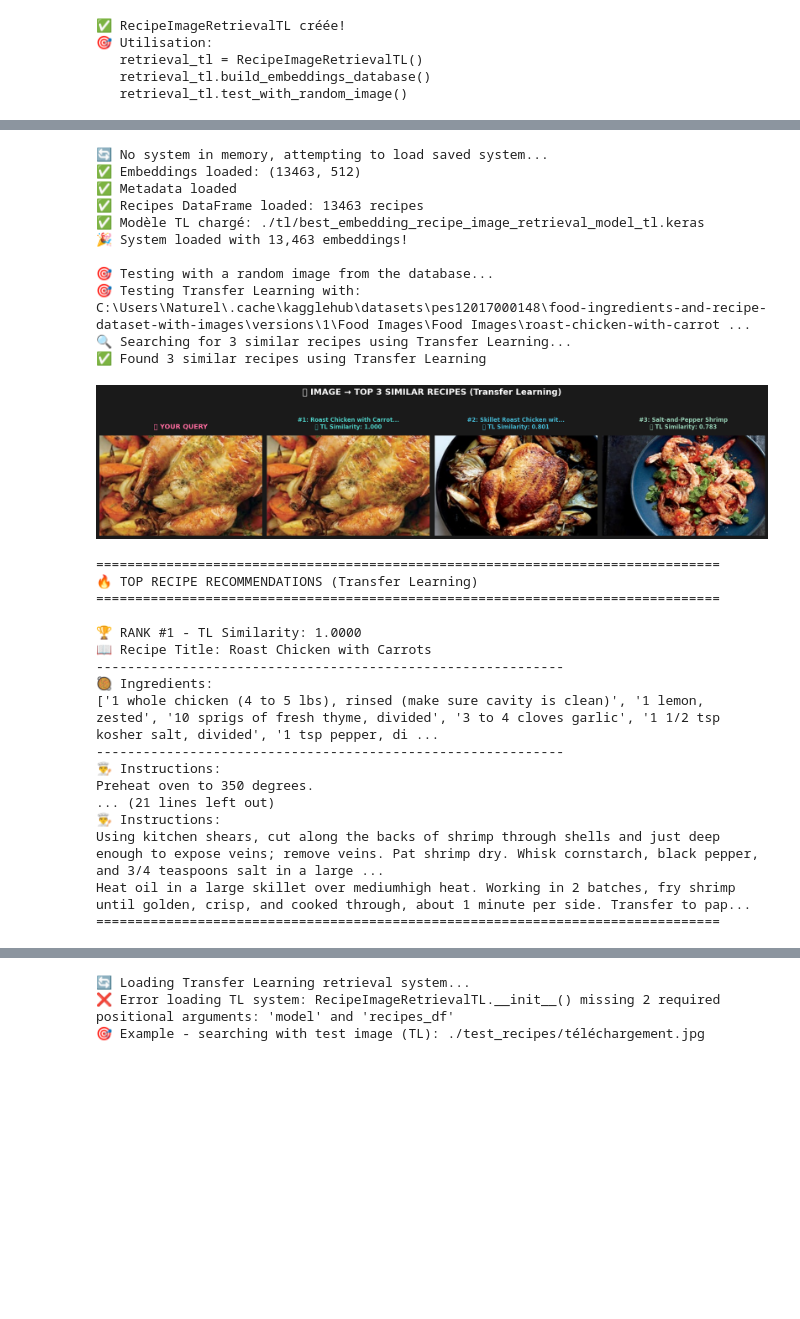
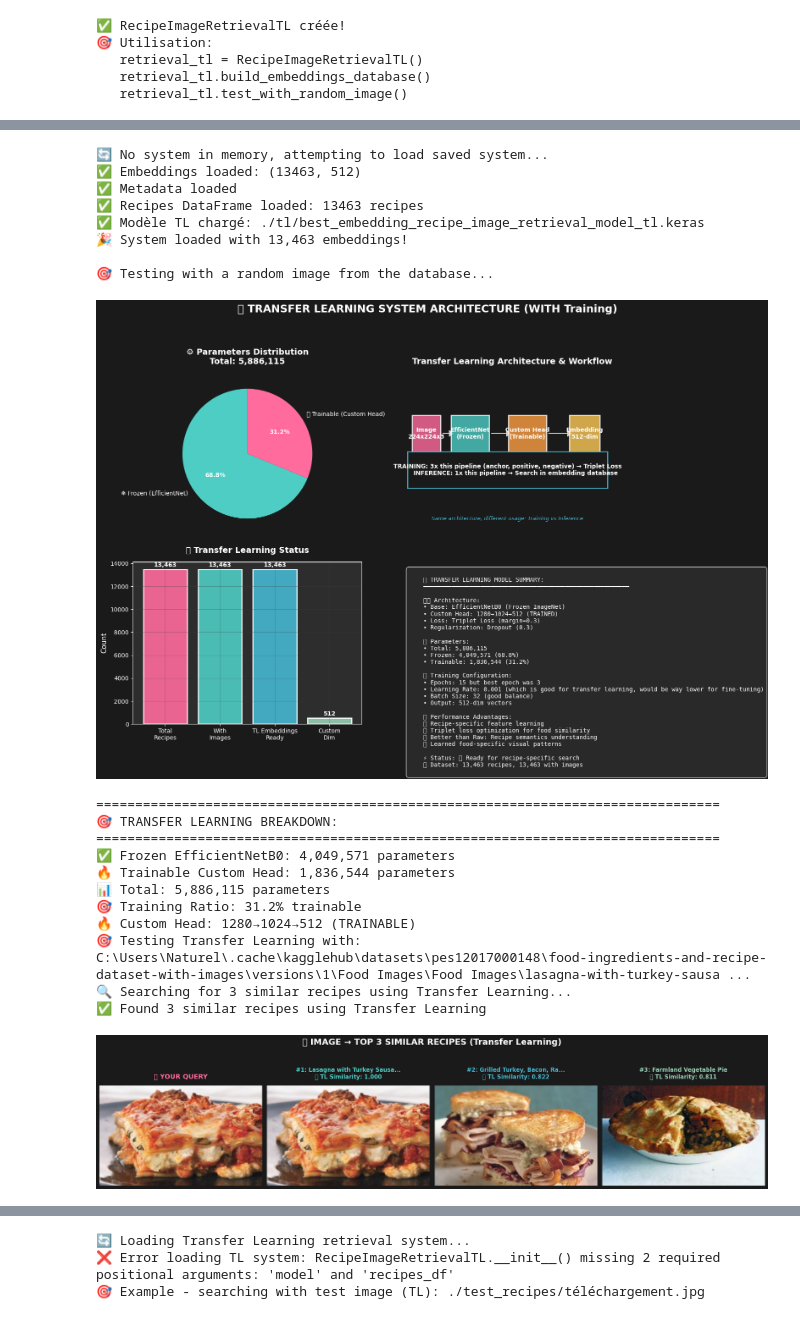
Before and after one commit to laurentf/itadaki, a Jupyter notebook: recipe_image_retrieval_tl.ipynb, the cells around one changed output, grey strips where cells are left out. Cells and saved outputs as stored; diff of their text form; code cells hidden in the pictures; blank space fills up the shorter version.

```diff
--- a/recipe_image_retrieval_tl.ipynb
+++ b/recipe_image_retrieval_tl.ipynb
@@ -1653,51 +1787,44 @@ try:
     retrieval_system_tl.image_paths = metadata['image_paths']
     retrieval_system_tl.image_to_recipe_map = metadata['image_to_recipe_map']
 
     print(f"🎉 System loaded with {len(embeddings_db):,} embeddings!")
 
 except FileNotFoundError as e:
     print(f"❌ File not found: {e}")
     print("💡 Please make sure these files exist:")
     print("   - recipe_image_retrieval_model_tl.keras (or in ./models/ folder)")
     print("   - recipe_embeddings_database_tl.npy")
     print("   - recipe_embeddings_database_metadata_tl.pkl")
     print("   - recipes_with_images_dataframe.pkl")
 
 except Exception as e:
     print(f"❌ Error loading system: {e}")
     import traceback
     traceback.print_exc()
 
 # Main testing logic
 print("\n🎯 Testing with a random image from the database...")
+retrieval_system_tl.visualize_model_architecture()
 retrieval_system_tl.test_with_random_image(top_k=3)
 # %% [output]
 🔄 No system in memory, attempting to load saved system...
 ✅ Embeddings loaded: (13463, 512)
 ✅ Metadata loaded
 ✅ Recipes DataFrame loaded: 13463 recipes
 ✅ Modèle TL chargé: ./tl/best_embedding_recipe_image_retrieval_model_tl.keras
 🎉 System loaded with 13,463 embeddings!
 
 🎯 Testing with a random image from the database...
-🎯 Testing Transfer Learning with: C:\Users\Naturel\.cache\kagglehub\datasets\pes12017000148\food-ingredients-and-recipe-dataset-with-images\versions\1\Food Images\Food Images\roast-chicken-with-carrot ...
-🔍 Searching for 3 similar recipes using Transfer Learning...
-✅ Found 3 similar recipes using Transfer Learning
-[figure, old version]
+[figure, new version]
 ================================================================================
-🔥 TOP RECIPE RECOMMENDATIONS (Transfer Learning)
+🎯 TRANSFER LEARNING BREAKDOWN:
 ================================================================================
-
-🏆 RANK #1 - TL Similarity: 1.0000
-📖 Recipe Title: Roast Chicken with Carrots
-------------------------------------------------------------
-🥘 Ingredients:
-['1 whole chicken (4 to 5 lbs), rinsed (make sure cavity is clean)', '1 lemon, zested', '10 sprigs of fresh thyme, divided', '3 to 4 cloves garlic', '1 1/2 tsp kosher salt, divided', '1 tsp pepper, di ...
-------------------------------------------------------------
-👨‍🍳 Instructions:
-Preheat oven to 350 degrees.
-... (21 lines left out)
-👨‍🍳 Instructions:
-Using kitchen shears, cut along the backs of shrimp through shells and just deep enough to expose veins; remove veins. Pat shrimp dry. Whisk cornstarch, black pepper, and 3/4 teaspoons salt in a large ...
-Heat oil in a large skillet over mediumhigh heat. Working in 2 batches, fry shrimp until golden, crisp, and cooked through, about 1 minute per side. Transfer to pap...
-================================================================================
+✅ Frozen EfficientNetB0: 4,049,571 parameters
+🔥 Trainable Custom Head: 1,836,544 parameters
+📊 Total: 5,886,115 parameters
+🎯 Training Ratio: 31.2% trainable
+🔥 Custom Head: 1280→1024→512 (TRAINABLE)
+🎯 Testing Transfer Learning with: C:\Users\Naturel\.cache\kagglehub\datasets\pes12017000148\food-ingredients-and-recipe-dataset-with-images\versions\1\Food Images\Food Images\lasagna-with-turkey-sausa ...
+🔍 Searching for 3 similar recipes using Transfer Learning...
+✅ Found 3 similar recipes using Transfer Learning
+[figure, added]
```
Also changed, not shown: parts of 3 cells of this notebook, 1 other file.
